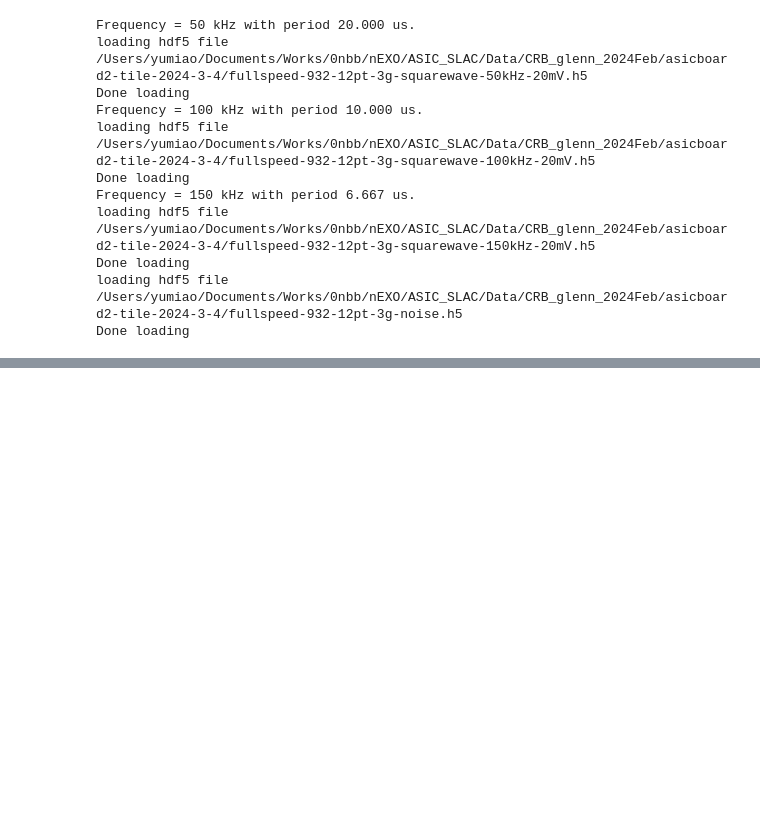
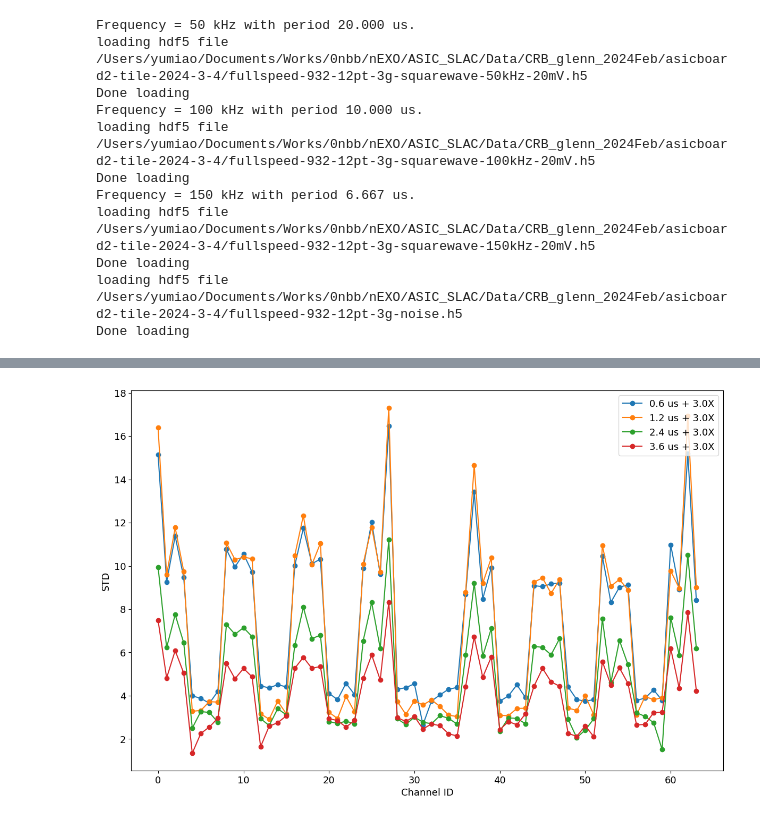
Before and after one commit to YMTheory/nEXO_CRYO_ASIC, a Jupyter notebook: notebooks/CRB/analysis.ipynb, the cells around one changed output, grey strips where cells are left out. Drawn from its saved outputs; the diff is of its cells as text; code cells hidden in the pictures; blank space fills up the shorter version.

```diff
--- a/notebooks/CRB/analysis.ipynb
+++ b/notebooks/CRB/analysis.ipynb
@@ -87,0 +126,25 @@ cmp._plot_std_separately();
+# %%
+from scripts.CryoAsicAnalysis import CryoAsicAnalysis
+from scripts.CryoAsicEventViewer import CryoAsicEventViewer
+
+from scripts.batch_processing import batch
+cmp = batch()
+
+path = '/Users/yumiao/Documents/Works/0nbb/nEXO/ASIC_SLAC/Data/CRB_glenn_2024Feb/asicboard2-tile-2024-3-11/'
+
+filelist = [path + 'fullspeed-928-06pt-3g-long-noise.h5', path + 'fullspeed-932-12pt-3g-long-noise.h5', path + 'fullspeed-936-24pt-3g-long-noise.h5', path + 'fullspeed-940-36pt-3g-long-noise.h5' ]
+
+labellist = ['0.6 us + 3.0X', '1.2 us + 3.0X', '2.4 us + 3.0X', '3.6 us + 3.0X']
+
+configs = {'sampling_rate' : 2, 'dead_channels' : [], 'mv_per_adc':0.39, 'key_channel': -1, "baseline": [0, 100], }
+
+for lb, infile in zip(labellist, filelist):
+
+    tmp_ana = CryoAsicAnalysis(infile, config=configs)
+    tmp_view = CryoAsicEventViewer(infile, config=configs)
+
+    cmp._add_analyser(lb, tmp_ana)
+    cmp._add_viewer(lb,   tmp_view)
+
+cmp.subtract_baseline()
+cmp.calculate_noise(calcpsd=True);
@@ -87,0 +160,4 @@ cmp._plot_std_separately();
+# %%
+cmp._plot_std([]);
+# %% [output]
+[figure, added]
```
Also changed, not shown: parts of 18 cells of this notebook.
